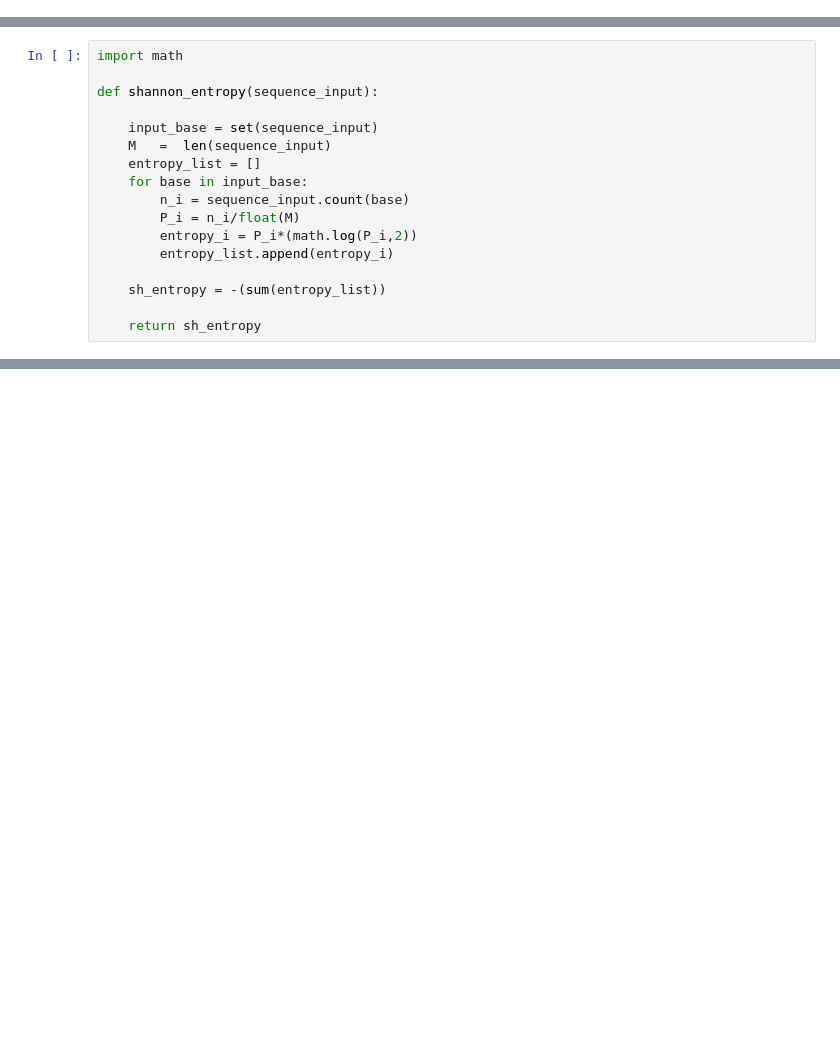
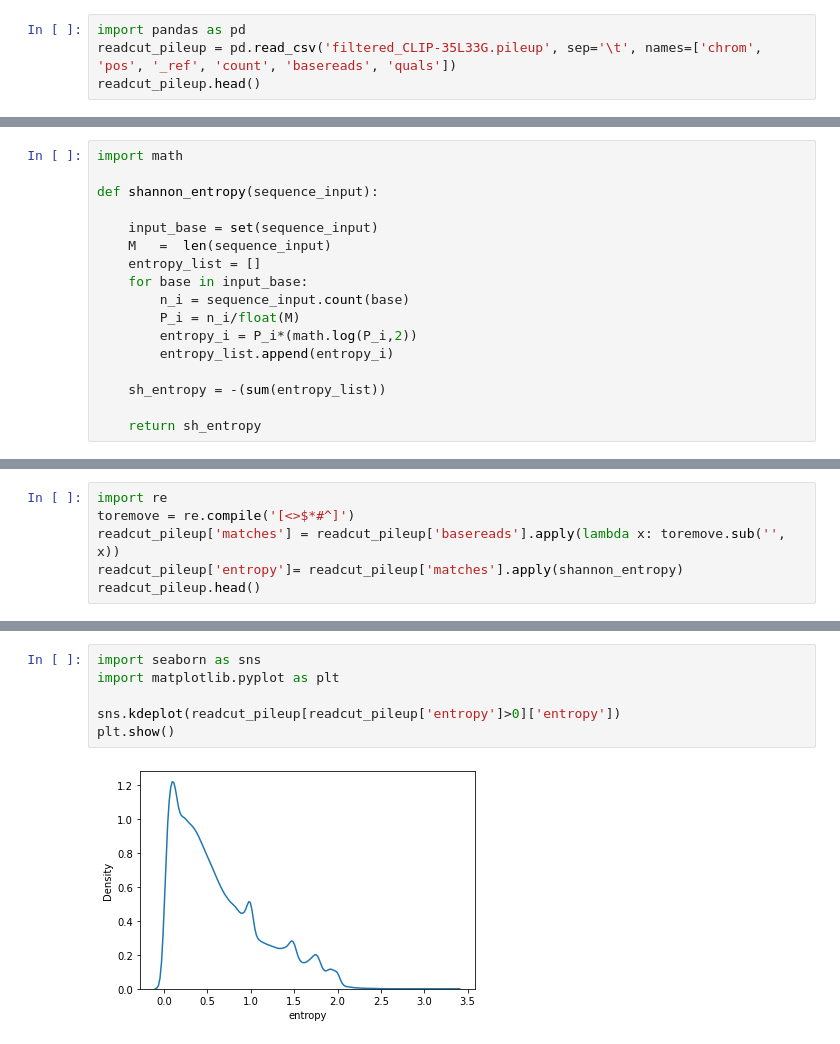
Before and after one commit to JS19563255/2022bioinfo1_project, a Jupyter notebook: myownproject/script.ipynb, the cells around one changed output, grey strips where cells are left out. Drawn from its saved outputs; the diff is of its cells as text; blank space fills up the shorter version.

```diff
--- a/myownproject/script.ipynb
+++ b/myownproject/script.ipynb
@@ -114,0 +81,4 @@ filtered_pileup.head()
+# %%
+import pandas as pd
+readcut_pileup = pd.read_csv('filtered_CLIP-35L33G.pileup', sep='\t', names=['chrom', 'pos', '_ref', 'count', 'basereads', 'quals'])
+readcut_pileup.head()
@@ -208,0 +111,6 @@ Image(filename='bedgraph1.png',width=700, height=400)
+# %%
+import re
+toremove = re.compile('[<>$*#^]')
+readcut_pileup['matches'] = readcut_pileup['basereads'].apply(lambda x: toremove.sub('', x))
+readcut_pileup['entropy']= readcut_pileup['matches'].apply(shannon_entropy)
+readcut_pileup.head()
@@ -208,0 +124,8 @@ Image(filename='bedgraph1.png',width=700, height=400)
+# %%
+import seaborn as sns
+import matplotlib.pyplot as plt
+
+sns.kdeplot(readcut_pileup[readcut_pileup['entropy']>0]['entropy'])
+plt.show()
+# %% [output]
+[figure, added]
```
Also changed, not shown: parts of 57 cells of this notebook.
